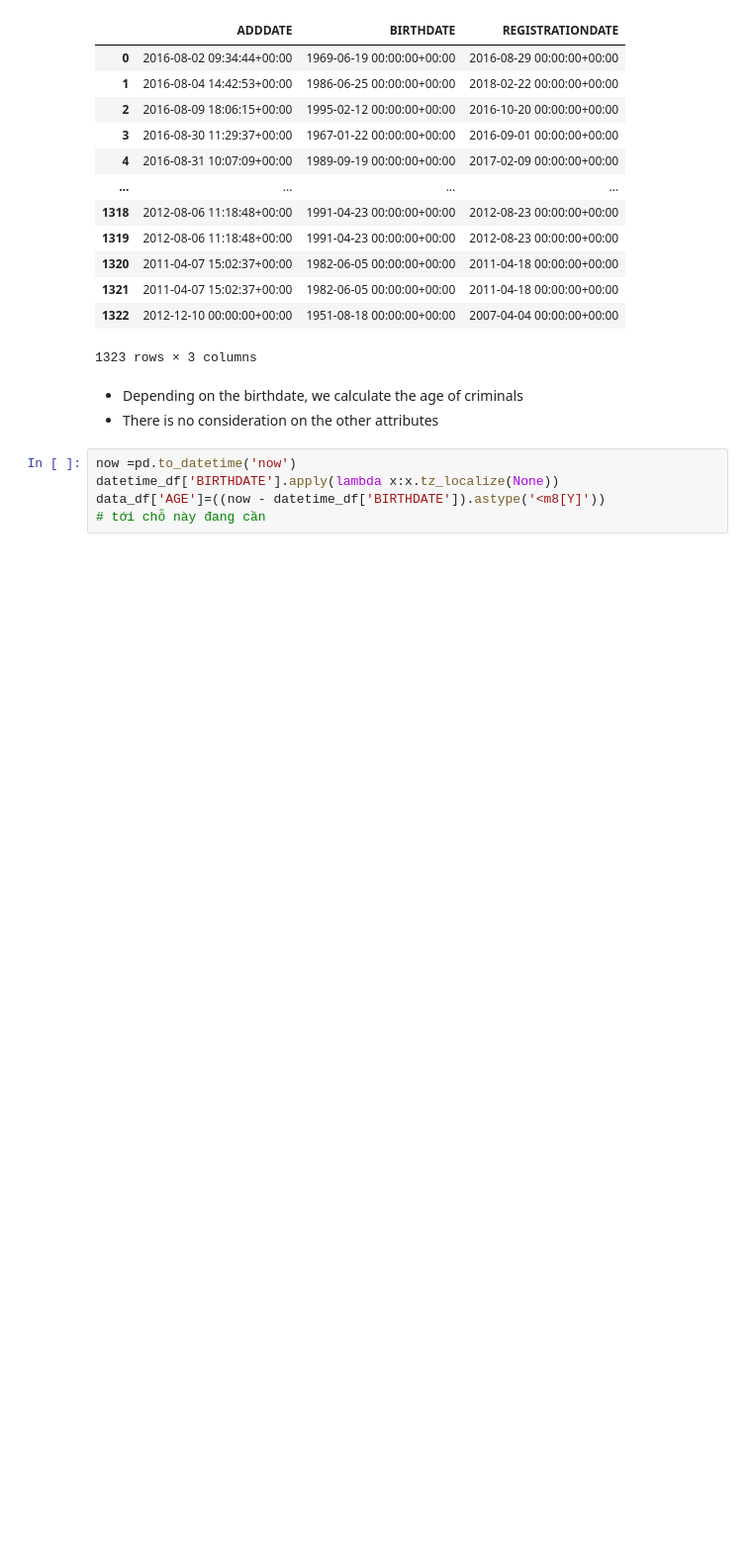
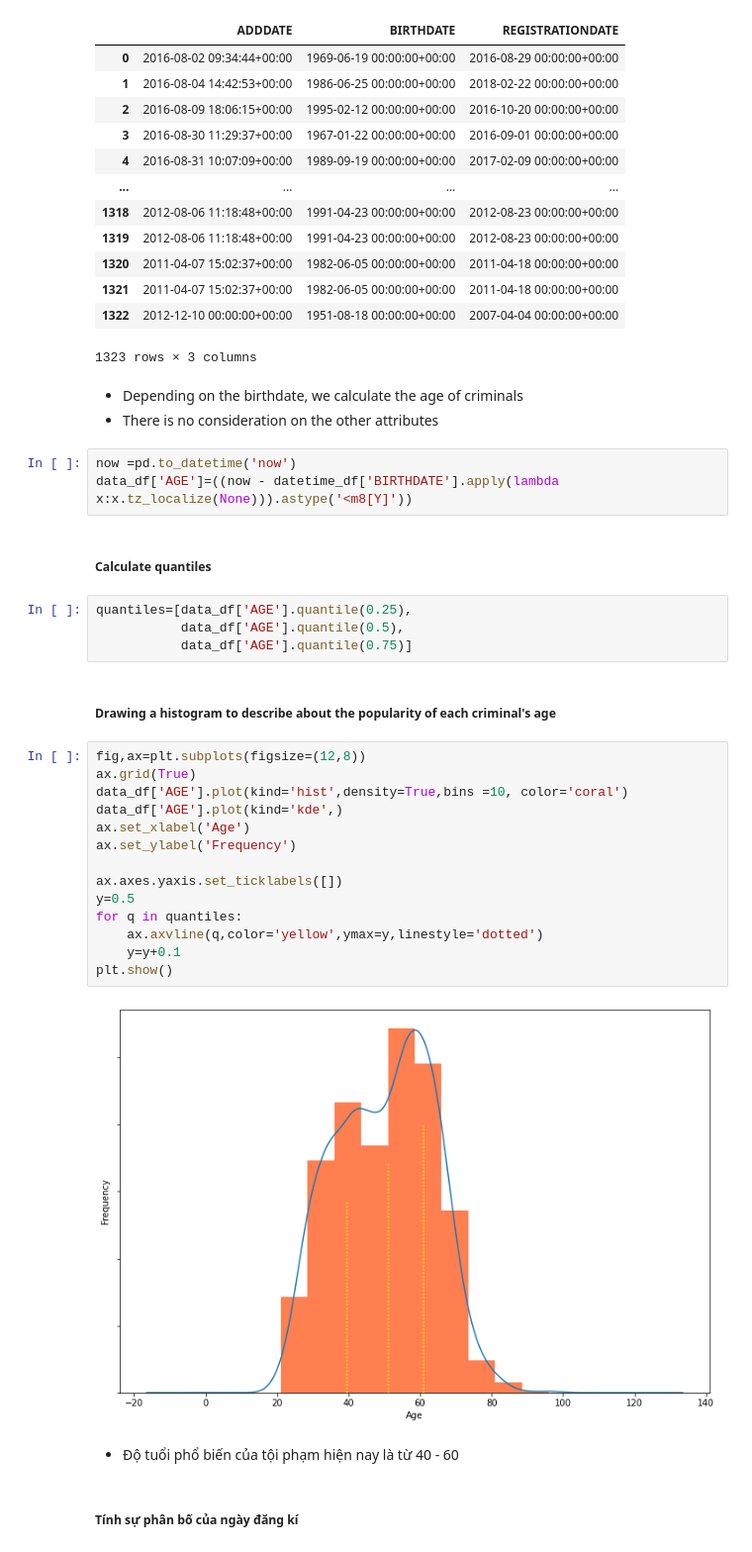
Before and after one commit to Truong1311/FinalProject_LTCKHDL, a Jupyter notebook: Sang.ipynb, the cells around one changed output. Shown at 99% size. Cells and saved outputs as stored; diff of their text form; blank space fills up the shorter version.

```diff
--- a/Sang.ipynb
+++ b/Sang.ipynb
@@ -280,6 +265,32 @@ datetime_df
 - There is no consideration on the other attributes
 # %%
 now =pd.to_datetime('now')
-datetime_df['BIRTHDATE'].apply(lambda x:x.tz_localize(None))
-data_df['AGE']=((now - datetime_df['BIRTHDATE']).astype('<m8[Y]'))
-# tới chỗ này đang cần
+data_df['AGE']=((now - datetime_df['BIRTHDATE'].apply(lambda x:x.tz_localize(None))).astype('<m8[Y]'))
+# %% [markdown]
+##### Calculate quantiles
+# %%
+quantiles=[data_df['AGE'].quantile(0.25),
+           data_df['AGE'].quantile(0.5),
+           data_df['AGE'].quantile(0.75)]
+# %% [markdown]
+##### Drawing a histogram to describe about the popularity of each criminal's age
+# %%
+fig,ax=plt.subplots(figsize=(12,8))
+ax.grid(True)
+data_df['AGE'].plot(kind='hist',density=True,bins =10, color='coral')
+data_df['AGE'].plot(kind='kde',)
+ax.set_xlabel('Age')
+ax.set_ylabel('Frequency')
+
+ax.axes.yaxis.set_ticklabels([])
+y=0.5
+for q in quantiles:
+    ax.axvline(q,color='yellow',ymax=y,linestyle='dotted')
+    y=y+0.1
+plt.show()
+# %% [output]
+[figure, added]
+# %% [markdown]
+* Độ tuổi phổ biến của tội phạm hiện nay là từ 40 - 60
+# %% [markdown]
+##### Tính sự phân bố của ngày đăng kí
```
Also changed, not shown: parts of 5 cells of this notebook.
